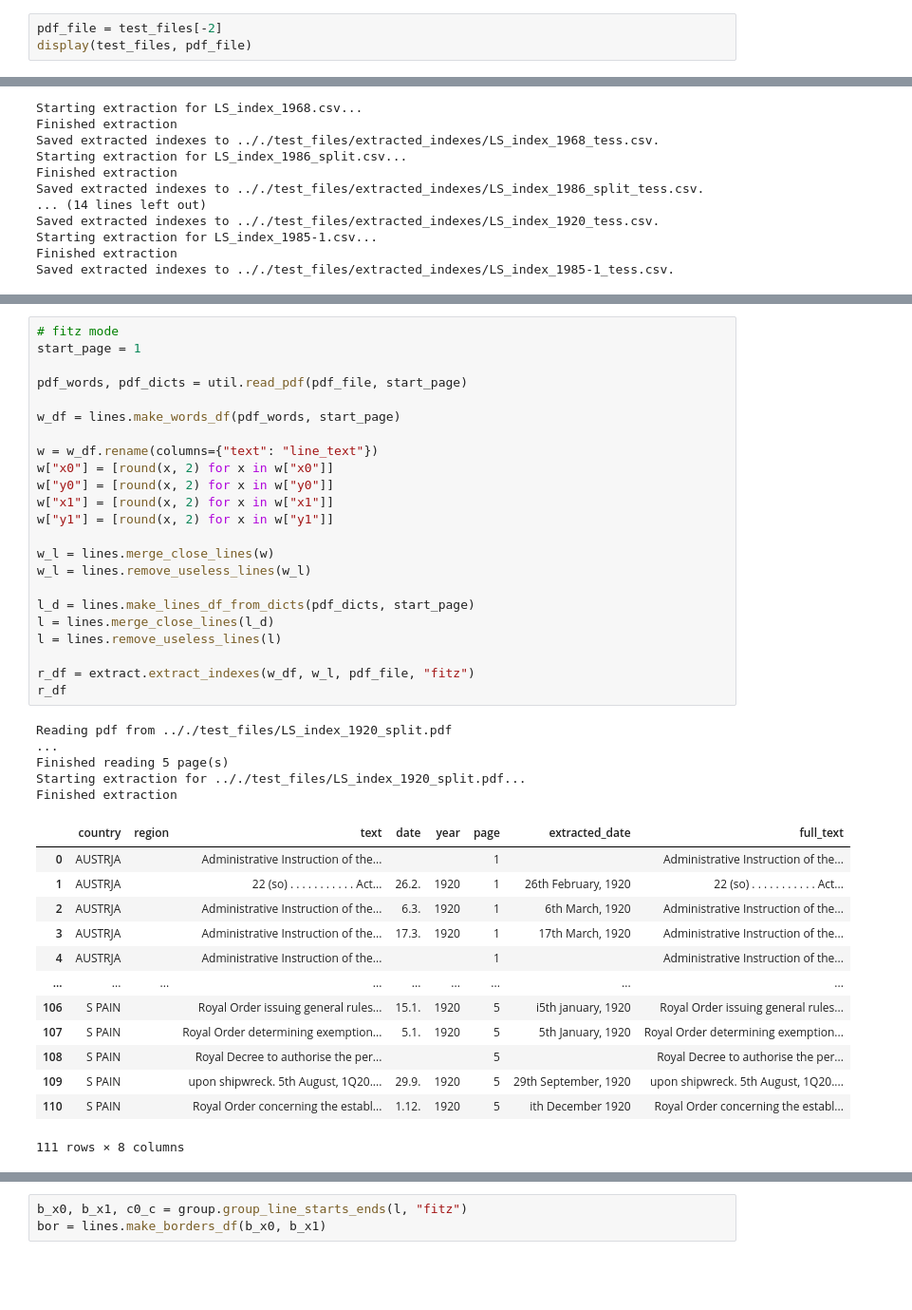
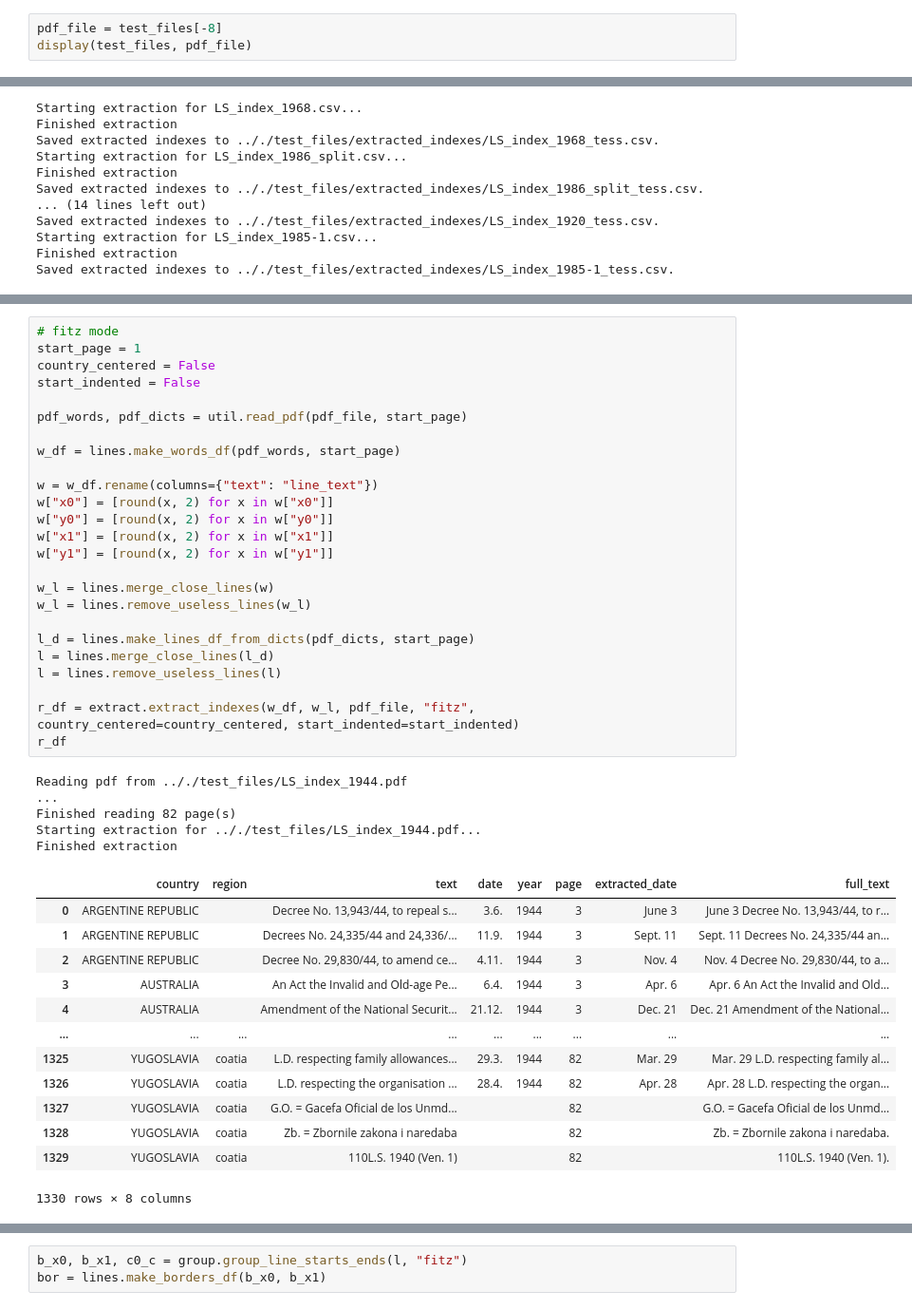
Before and after one commit to jeusa/indexex, a Jupyter notebook: code/index_extraction.ipynb, the cells around one changed output, grey strips where cells are left out. Shown at 95% size. Cells and saved outputs as stored; diff of their text form; blank space fills up the shorter version.

```diff
--- a/code/index_extraction.ipynb
+++ b/code/index_extraction.ipynb
@@ -56,5 +59,5 @@ display(test_dfs, file)
 # %%
-pdf_file = test_files[-2]
+pdf_file = test_files[-8]
 display(test_files, pdf_file)
 # %% [output]
 ['.././test_files/LS_index_1920.pdf',
@@ -159,42 +160,44 @@ Finished extraction
 # %%
 # fitz mode
 start_page = 1
+country_centered = False
+start_indented = False
 
 pdf_words, pdf_dicts = util.read_pdf(pdf_file, start_page)
 
 w_df = lines.make_words_df(pdf_words, start_page)
 
 w = w_df.rename(columns={"text": "line_text"})
 w["x0"] = [round(x, 2) for x in w["x0"]]
 w["y0"] = [round(x, 2) for x in w["y0"]]
 w["x1"] = [round(x, 2) for x in w["x1"]]
 w["y1"] = [round(x, 2) for x in w["y1"]]
 
 w_l = lines.merge_close_lines(w)
 w_l = lines.remove_useless_lines(w_l)
 
 l_d = lines.make_lines_df_from_dicts(pdf_dicts, start_page)
 l = lines.merge_close_lines(l_d)
 l = lines.remove_useless_lines(l)
 
-r_df = extract.extract_indexes(w_df, w_l, pdf_file, "fitz")
+r_df = extract.extract_indexes(w_df, w_l, pdf_file, "fitz", country_centered=country_centered, start_indented=start_indented)
 r_df
 # %% [output]
-Reading pdf from .././test_files/LS_index_1920_split.pdf
+Reading pdf from .././test_files/LS_index_1944.pdf
 ...
-Finished reading 5 page(s)
-Starting extraction for .././test_files/LS_index_1920_split.pdf...
+Finished reading 82 page(s)
+Starting extraction for .././test_files/LS_index_1944.pdf...
 Finished extraction
 |  | country | region | text | date | year | page | extracted_date | full_text |
-| 0 | AUSTRJA |  | Administrative Instruction of the... |  |  | 1 |  | Administrative Instruction of the... |
-| 1 | AUSTRJA |  | 22 (so) . . . . . . . . . . . Act... | 26.2. | 1920 | 1 | 26th February, 1920 | 22 (so) . . . . . . . . . . . Act... |
-| 2 | AUSTRJA |  | Administrative Instruction of the... | 6.3. | 1920 | 1 | 6th March, 1920 | Administrative Instruction of the... |
-| 3 | AUSTRJA |  | Administrative Instruction of the... | 17.3. | 1920 | 1 | 17th March, 1920 | Administrative Instruction of the... |
-| 4 | AUSTRJA |  | Administrative Instruction of the... |  |  | 1 |  | Administrative Instruction of the... |
+| 0 | ARGENTINE REPUBLIC |  | Decree No. 13,943/44, to repeal s... | 3.6. | 1944 | 3 | June 3 | June 3 Decree No. 13,943/44, to r... |
+| 1 | ARGENTINE REPUBLIC |  | Decrees No. 24,335/44 and 24,336/... | 11.9. | 1944 | 3 | Sept. 11 | Sept. 11 Decrees No. 24,335/44 an... |
+| 2 | ARGENTINE REPUBLIC |  | Decree No. 29,830/44, to amend ce... | 4.11. | 1944 | 3 | Nov. 4 | Nov. 4 Decree No. 29,830/44, to a... |
+| 3 | AUSTRALIA |  | An Act the Invalid and Old-age Pe... | 6.4. | 1944 | 3 | Apr. 6 | Apr. 6 An Act the Invalid and Old... |
+| 4 | AUSTRALIA |  | Amendment of the National Securit... | 21.12. | 1944 | 3 | Dec. 21 | Dec. 21 Amendment of the National... |
 | ... | ... | ... | ... | ... | ... | ... | ... | ... |
-| 106 | S PAIN |  | Royal Order issuing general rules... | 15.1. | 1920 | 5 | i5th january, 1920 | Royal Order issuing general rules... |
-| 107 | S PAIN |  | Royal Order determining exemption... | 5.1. | 1920 | 5 | 5th January, 1920 | Royal Order determining exemption... |
-| 108 | S PAIN |  | Royal Decree to authorise the per... |  |  | 5 |  | Royal Decree to authorise the per... |
-| 109 | S PAIN |  | upon shipwreck. 5th August, 1Q20.... | 29.9. | 1920 | 5 | 29th September, 1920 | upon shipwreck. 5th August, 1Q20.... |
-| 110 | S PAIN |  | Royal Order concerning the establ... | 1.12. | 1920 | 5 | ith December 1920 | Royal Order concerning the establ... |
+| 1325 | YUGOSLAVIA | coatia | L.D. respecting family allowances... | 29.3. | 1944 | 82 | Mar. 29 | Mar. 29 L.D. respecting family al... |
+| 1326 | YUGOSLAVIA | coatia | L.D. respecting the organisation ... | 28.4. | 1944 | 82 | Apr. 28 | Apr. 28 L.D. respecting the organ... |
+| 1327 | YUGOSLAVIA | coatia | G.O. = Gacefa Oficial de los Unmd... |  |  | 82 |  | G.O. = Gacefa Oficial de los Unmd... |
+| 1328 | YUGOSLAVIA | coatia | Zb. = Zbornile zakona i naredaba |  |  | 82 |  | Zb. = Zbornile zakona i naredaba. |
+| 1329 | YUGOSLAVIA | coatia | 110L.S. 1940 (Ven. 1) |  |  | 82 |  | 110L.S. 1940 (Ven. 1). |
-111 rows × 8 columns
+1330 rows × 8 columns
```
Also changed, not shown: parts of 25 cells of this notebook, 10 other files.
